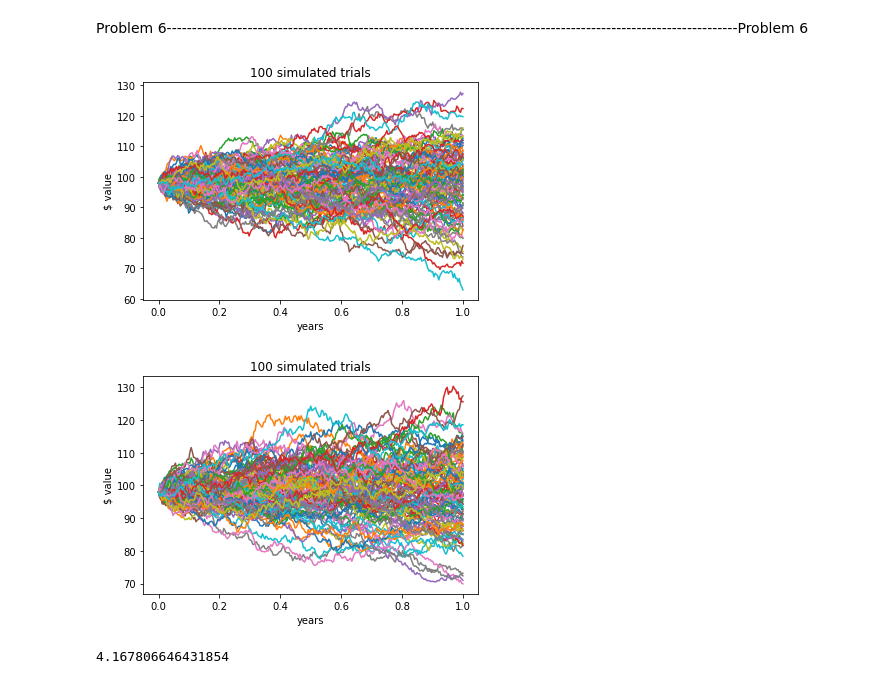
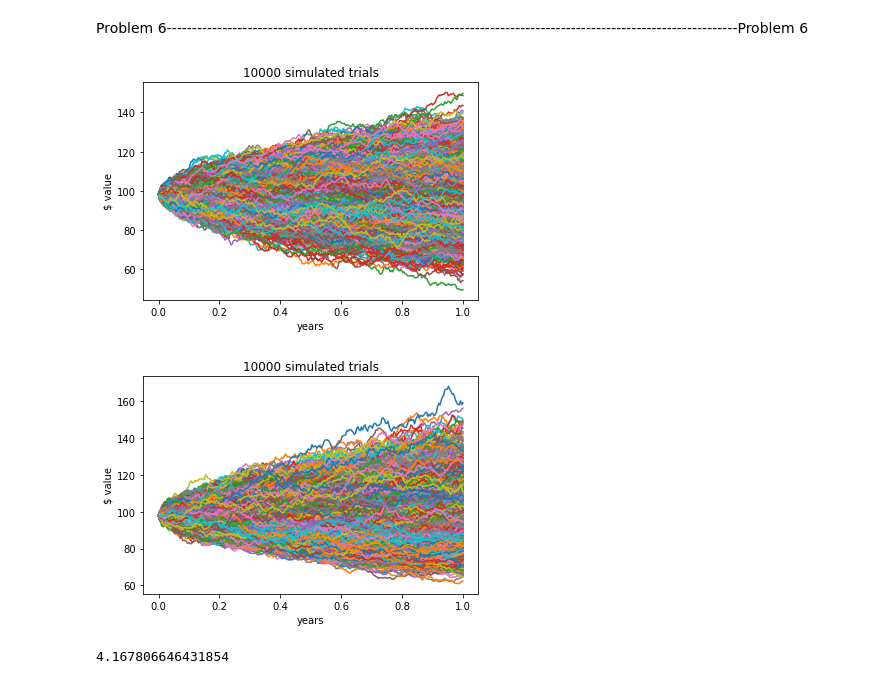
Before and after one commit to tkuntz20/MF703, a Jupyter notebook: MF703Midterm.ipynb, the cells around one changed output. Saved outputs shown, nothing was run; the diff lists cells and outputs as text; code cells hidden in the pictures.

```diff
--- a/MF703Midterm.ipynb
+++ b/MF703Midterm.ipynb
@@ -421,15 +423,15 @@ class BlackScholes(StochasticProcess):
         return plt.show()
 # %%
 bachPath = Bachelier(98, 'Bachelier', 'Lookback', 'call', 100, 1, 0.0, 12, 252, 1000)
-bachPath.plot_simulated_stock_values(100)
+bachPath.plot_simulated_stock_values(10000)
 #print(bachPath.BachelierPaths())
 # %% [output]
-[figure, old version]
+[figure, new version]
 # %%
 bsPath = BlackScholes(98, 'BlackScholes', 'European', 'put', 100, 1, 0.0, .12, 252, 1000)
-bsPath.plot_simulated_stock_values(100)
+bsPath.plot_simulated_stock_values(10000)
 # %% [output]
-[figure, old version]
+[figure, new version]
 # %%
 pathstring = BlackScholes(98, 'BlackScholes', 'European', 'put', 100, 1, 0.0, .12, 252, 100)
 #print(pathstring.BlackScholesPaths())
```
Also changed, not shown: parts of 3 cells of this notebook.
